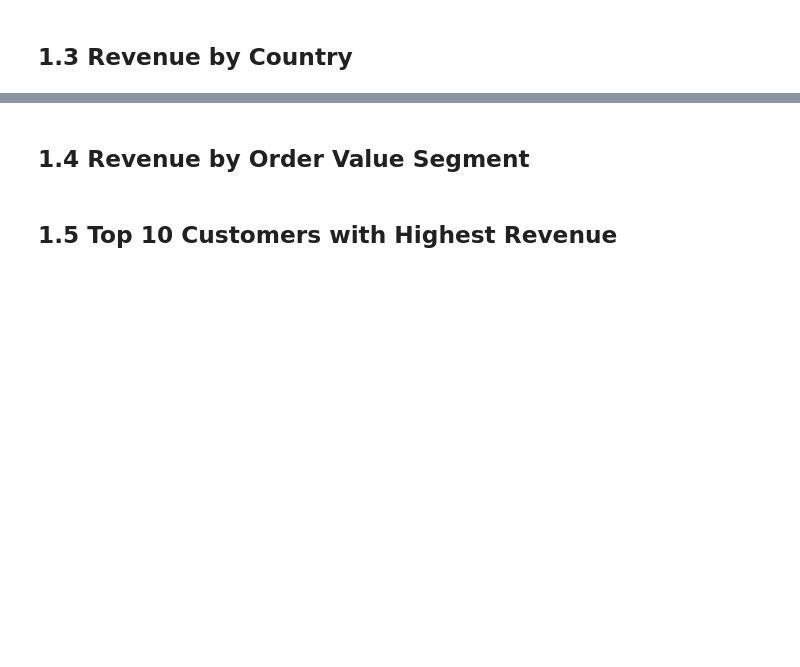
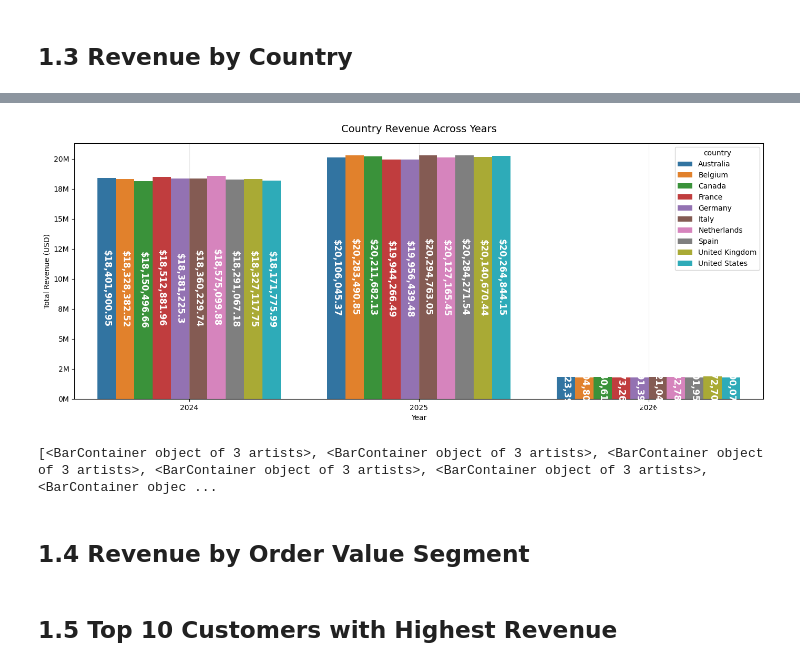
Before and after one commit to judiellegaspina/Ecommerce-EDA-and-Sales-Prediction, a Jupyter notebook: 05_Sales_Analysis.ipynb, the cells around one changed output, grey strips where cells are left out. Saved outputs shown, nothing was run; the diff lists cells and outputs as text; code cells hidden in the pictures; blank space fills up the shorter version.

```diff
--- a/05_Sales_Analysis.ipynb
+++ b/05_Sales_Analysis.ipynb
@@ -337,3 +381,43 @@ plt.show()
+# %%
+# 1.3.1 Country Revenue Across Years
+
+country_yearly_revenue = eda_df.groupby(
+    ['order_year', 'country']
+)['revenue_usd'].sum().reset_index()
+country_yearly_revenue
+plt.figure(figsize=(14, 6))
+
+ax = sns.barplot(
+    data=country_yearly_revenue,
+    x='order_year',
+    y='revenue_usd',
+    palette='tab10',
+    hue='country',
+)
+
+
+# Add value labels on each marker
+for container in ax.containers:
+    ax.bar_label(
+        container,
+        labels=[f'${v:,}' for v in container.datavalues],
+        label_type='center',
+        color='white',
+        fontsize=12,
+        fontweight='bold',
+        rotation=-90
+    )
+
+plt.title('Country Revenue Across Years', fontsize=14, pad=15)
+plt.xlabel('Year')
+plt.ylabel('Total Revenue (USD)')
+plt.gca().yaxis.set_major_formatter(plt.FuncFormatter(lambda x, _: f'{x/1e6:.0f}M'))
+plt.grid(axis='x', alpha=0.3)
+plt.tight_layout()
+plt.show()
+# %% [output]
+[figure, added]
+[<BarContainer object of 3 artists>, <BarContainer object of 3 artists>, <BarContainer object of 3 artists>, <BarContainer object of 3 artists>, <BarContainer object of 3 artists>, <BarContainer objec ...
 # %% [markdown]
 ## 1.4 Revenue by Order Value Segment
 # %% [markdown]
```
Also changed, not shown: parts of 3 cells of this notebook.
